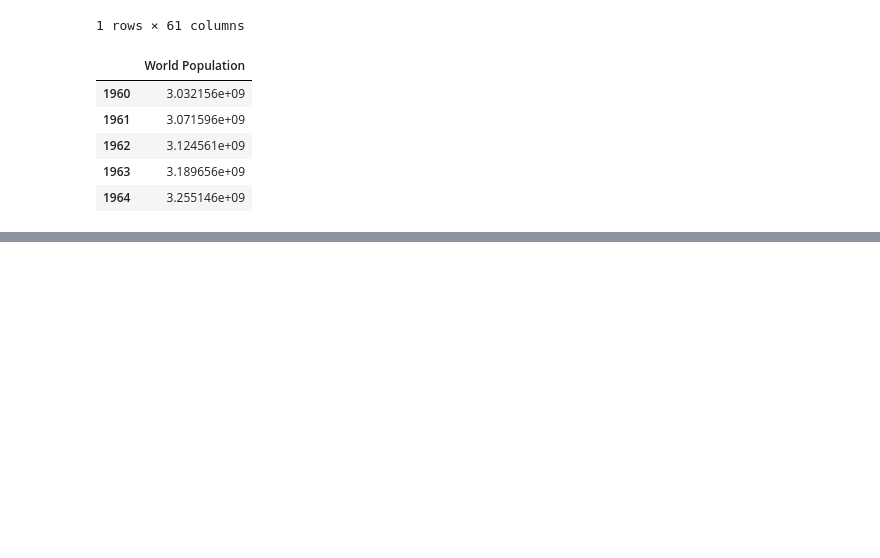
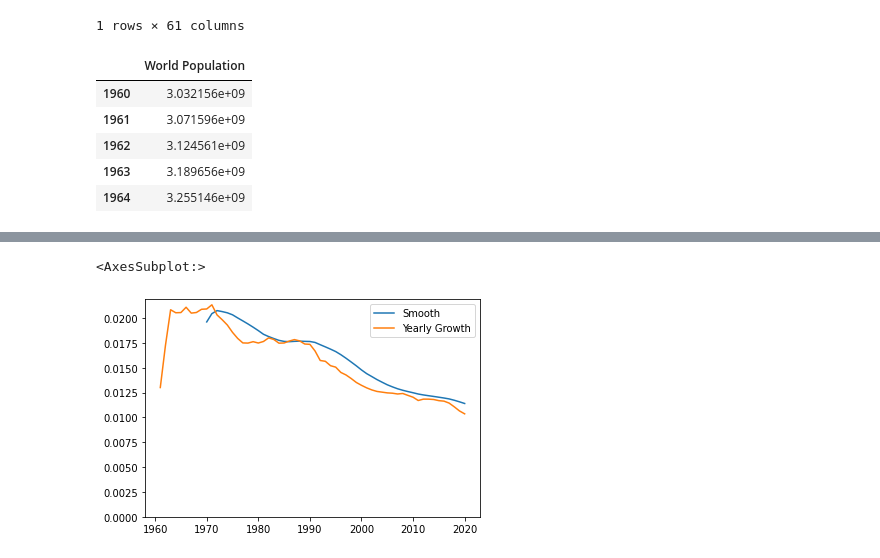
Before and after one commit to Harshhhh1701/Learning--Data-Science, a Jupyter notebook: py6.ipynb, the cells around one changed output, grey strips where cells are left out. Cells and saved outputs as stored; diff of their text form; code cells hidden in the pictures; blank space fills up the shorter version.

```diff
--- a/py6.ipynb
+++ b/py6.ipynb
@@ -64,0 +70,2 @@ dataset.head()
+# %%
+dataset['Yearly Growth']=dataset['World Population'].pct_change()
@@ -64,0 +81,7 @@ dataset.head()
+# %%
+dataset['Smooth']=dataset['Yearly Growth'].rolling(10).mean()
+# %%
+dataset[['Smooth','Yearly Growth']].plot(ylim=0)
+# %% [output]
+<AxesSubplot:>
+[figure, added]
```
Also changed, not shown: parts of 2 cells of this notebook.
